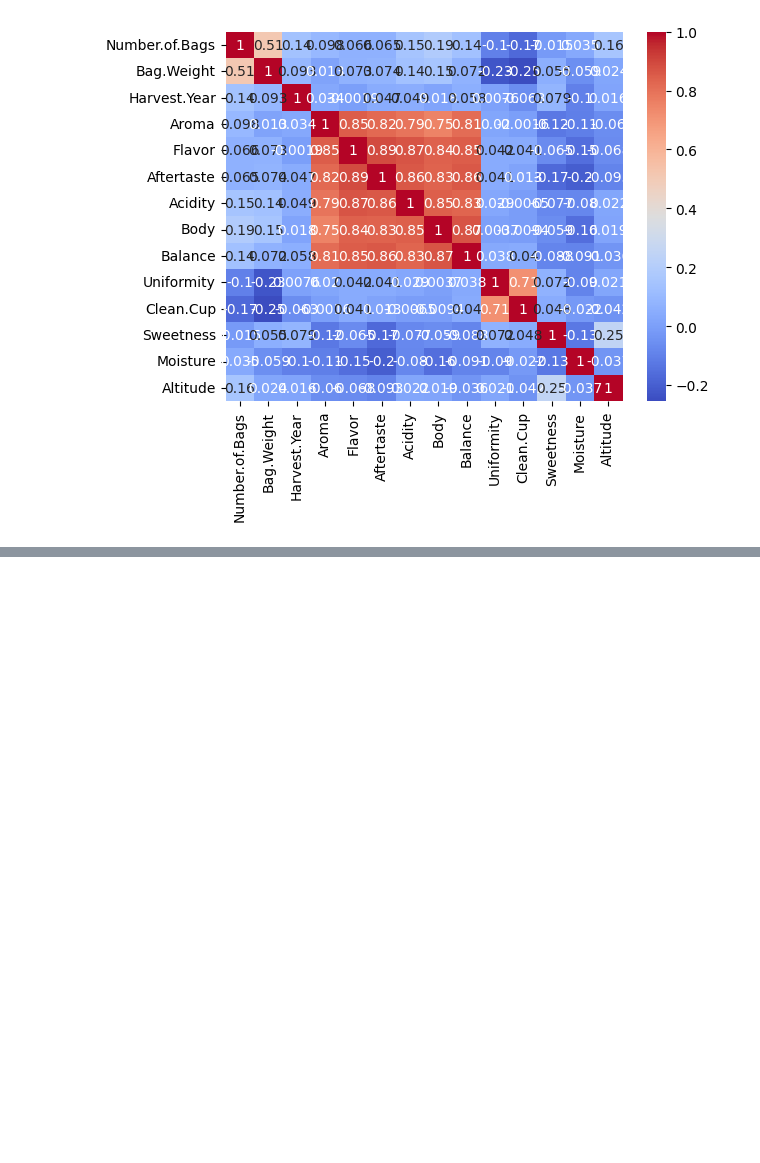
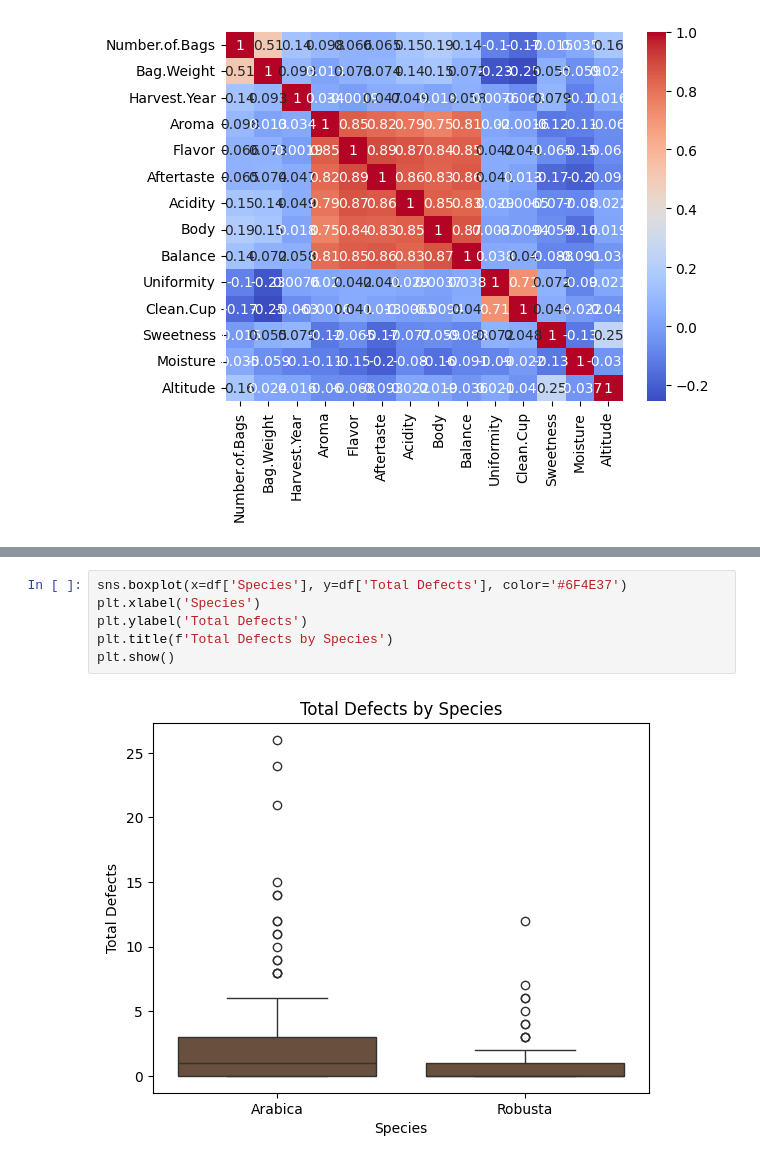
Before and after one commit to ashritakodali/coffee_quality_analysis, a Jupyter notebook: ML_Project_Clustering.ipynb, the cells around one changed output, grey strips where cells are left out. Saved outputs shown, nothing was run; the diff lists cells and outputs as text; blank space fills up the shorter version.

```diff
--- a/ML_Project_Clustering.ipynb
+++ b/ML_Project_Clustering.ipynb
@@ -173,0 +141,8 @@ print(scores)
+# %%
+sns.boxplot(x=df['Species'], y=df['Total Defects'], color='#6F4E37')
+plt.xlabel('Species')
+plt.ylabel('Total Defects')
+plt.title(f'Total Defects by Species')
+plt.show()
+# %% [output]
+[figure, added]
```
Also changed, not shown: parts of 15 cells of this notebook.
